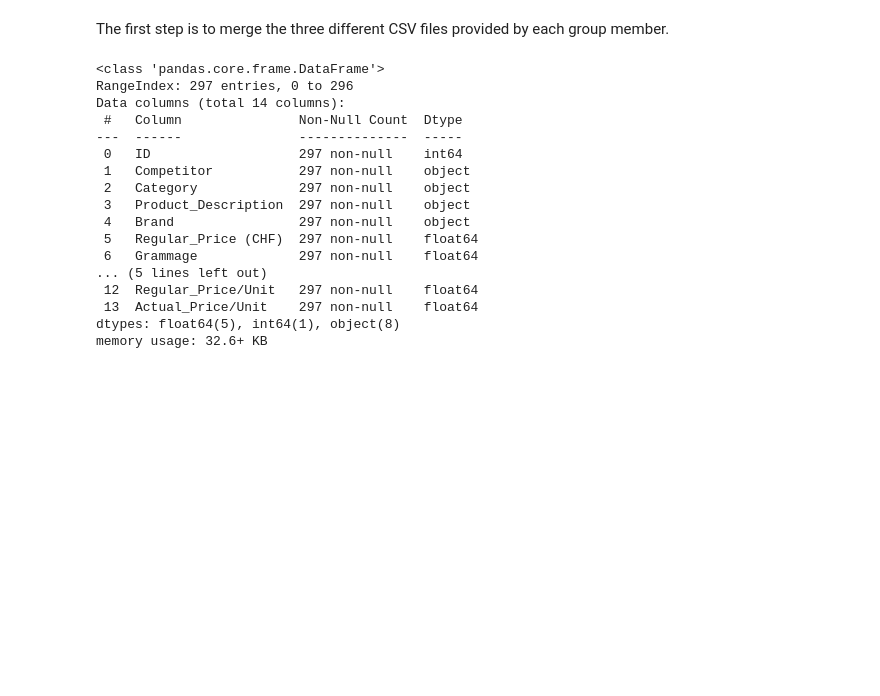
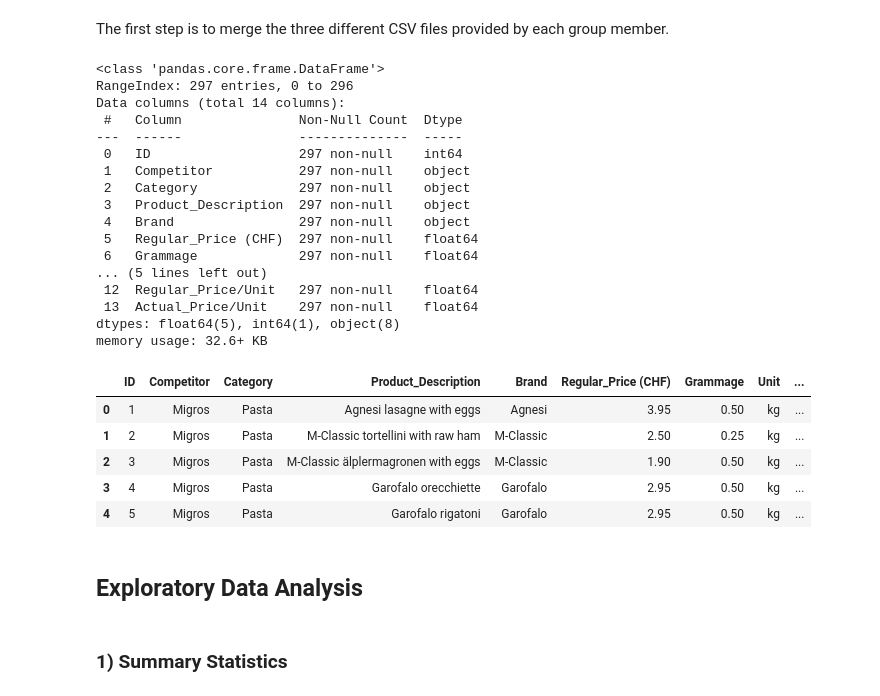
Before and after one commit to martdiazicloud/CIP_AS2024, a Jupyter notebook: Data_Analysis_Group_Work/Data_Analysis_G03.ipynb, the cells around one changed output. Drawn from its saved outputs; the diff is of its cells as text; code cells hidden in the pictures; blank space fills up the shorter version.

```diff
--- a/Data_Analysis_Group_Work/Data_Analysis_G03.ipynb
+++ b/Data_Analysis_Group_Work/Data_Analysis_G03.ipynb
@@ -11,33 +15,44 @@ The first step is to merge the three different CSV files provided by each group
 columns_interest = [
     'ID', 'Competitor', 'Category', 'Product_Description', 'Brand',
     'Regular_Price (CHF)', 'Grammage', 'Unit', 'Link', 'Scraping_Date',
     'Discount', 'Actual_Price (CHF)', 'Regular_Price/Unit', 'Actual_Price/Unit']
 
 # Load each CSV file
-df1 = pd.read_csv('Final_Scraping_Merged_Pasta.csv', usecols = columns_interest) # Catalina Roth DF
-df2 = pd.read_csv('pasta_sauces_merged.csv', usecols = columns_interest) # Martina Diaz DF
-df3 = pd.read_csv('RiceData_Cleaned_Transformed_GroupProject.csv', usecols = columns_interest) #Fatima Barcina DF
+df1 = pd.read_csv('Final_Scraping_Merged_Pasta.csv', usecols = columns_interest, encoding='utf-8') # Catalina Roth DF
+df2 = pd.read_csv('pasta_sauces_merged.csv', usecols = columns_interest, encoding='utf-8') # Martina Diaz DF
+df3 = pd.read_csv('RiceData_Cleaned_Transformed_GroupProject.csv', usecols = columns_interest, encoding='utf-8') #Fatima Barcina DF
 
 # Concatenate the DataFrames
 df = pd.concat([df1, df2, df3], ignore_index=True)
 
 # Visualize Dtype
 df.info()
+df.head()
 # %% [output]
 <class 'pandas.core.frame.DataFrame'>
 RangeIndex: 297 entries, 0 to 296
 Data columns (total 14 columns):
  #   Column               Non-Null Count  Dtype
 ---  ------               --------------  -----
  0   ID                   297 non-null    int64
  1   Competitor           297 non-null    object
  2   Category             297 non-null    object
  3   Product_Description  297 non-null    object
  4   Brand                297 non-null    object
  5   Regular_Price (CHF)  297 non-null    float64
  6   Grammage             297 non-null    float64
 ... (5 lines left out)
  12  Regular_Price/Unit   297 non-null    float64
  13  Actual_Price/Unit    297 non-null    float64
 dtypes: float64(5), int64(1), object(8)
 memory usage: 32.6+ KB
+|  | ID | Competitor | Category | Product_Description | Brand | Regular_Price (CHF) | Grammage | Unit | ... |
+| 0 | 1 | Migros | Pasta | Agnesi lasagne with eggs | Agnesi | 3.95 | 0.50 | kg | ... |
+| 1 | 2 | Migros | Pasta | M-Classic tortellini with raw ham | M-Classic | 2.50 | 0.25 | kg | ... |
+| 2 | 3 | Migros | Pasta | M-Classic älplermagronen with eggs | M-Classic | 1.90 | 0.50 | kg | ... |
+| 3 | 4 | Migros | Pasta | Garofalo orecchiette | Garofalo | 2.95 | 0.50 | kg | ... |
+| 4 | 5 | Migros | Pasta | Garofalo rigatoni | Garofalo | 2.95 | 0.50 | kg | ... |
+# %% [markdown]
+## Exploratory Data Analysis
+# %% [markdown]
+### 1) Summary Statistics
```
Also changed, not shown: parts of 9 cells of this notebook, 1 other file.
